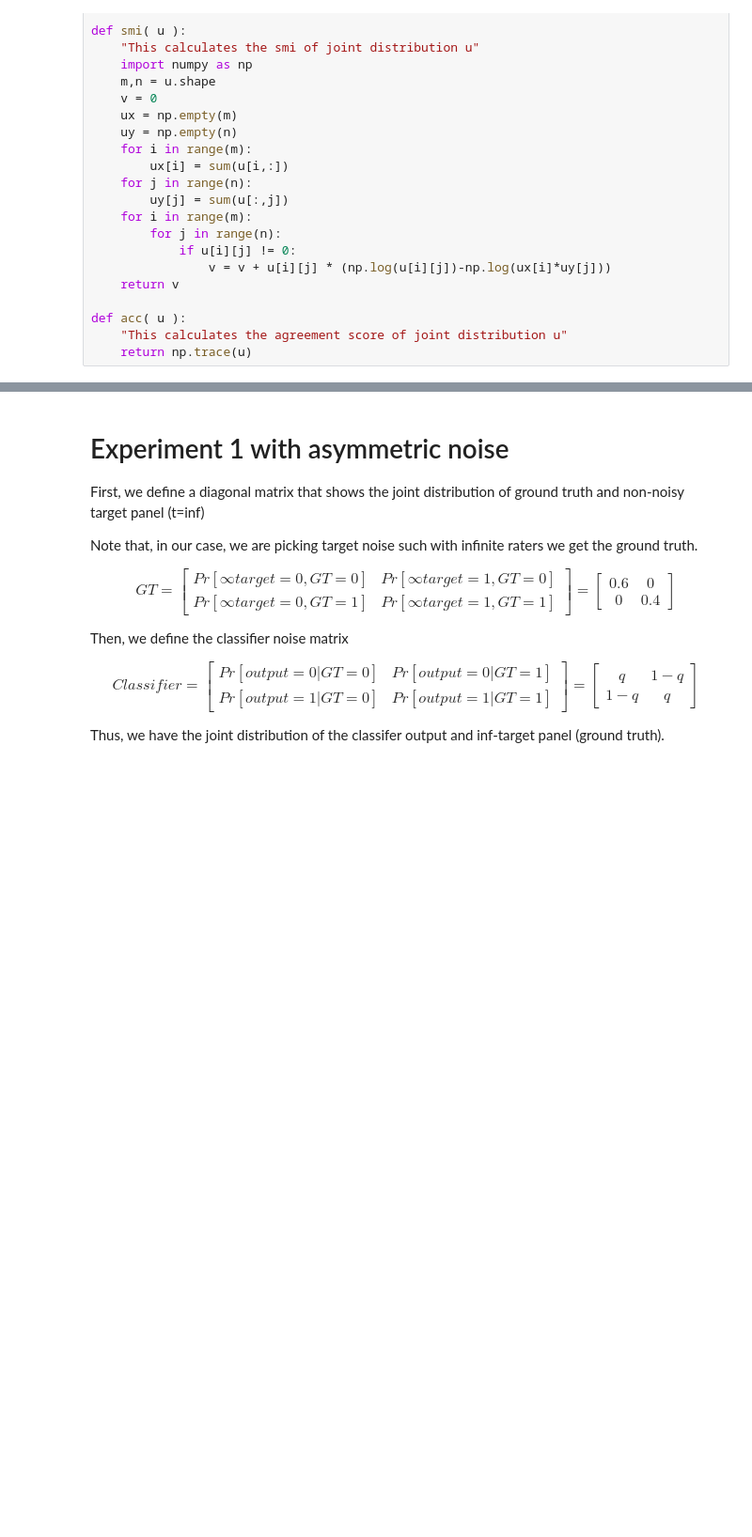
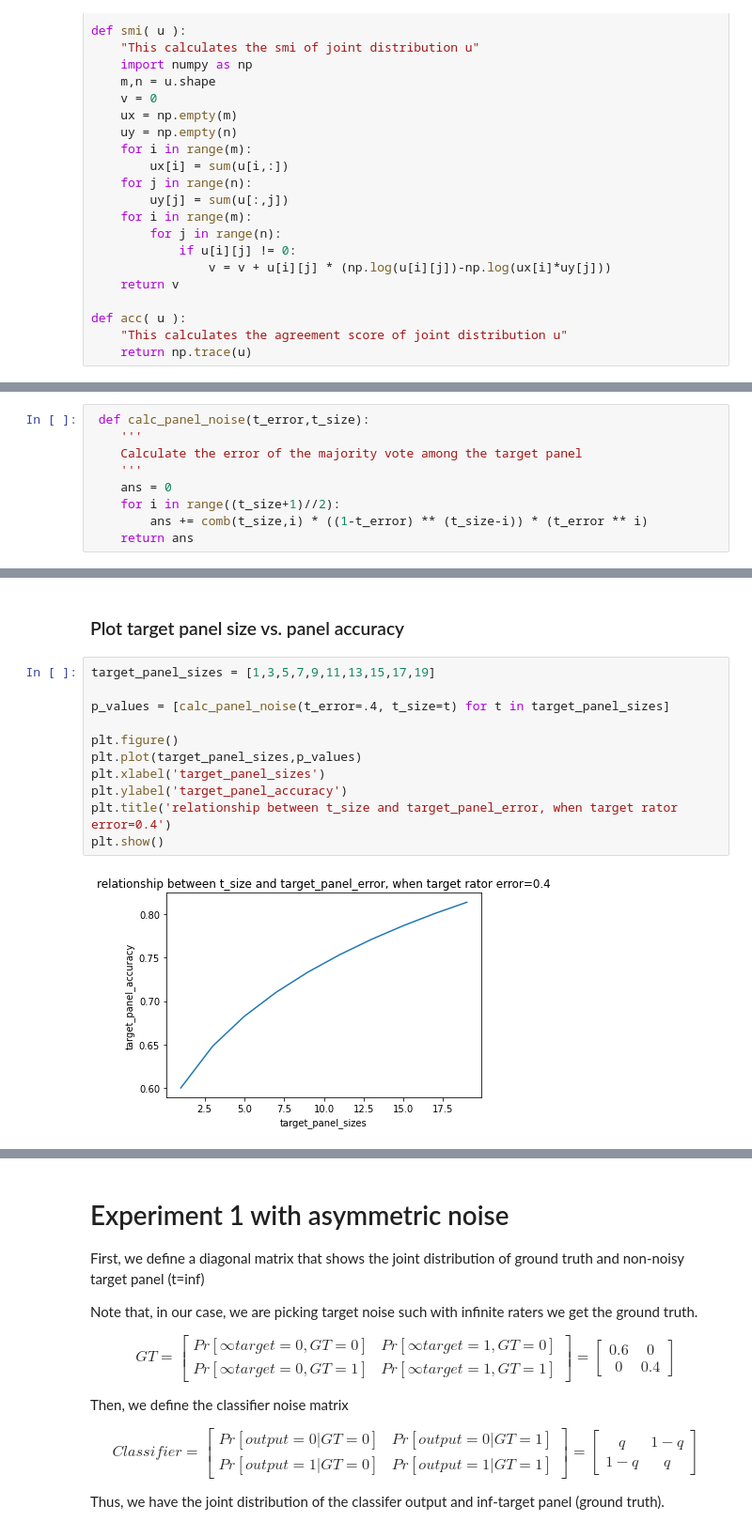
Before and after one commit to presnick/surveyequivalence, a Jupyter notebook: simulations/experiment_notebook.ipynb, the cells around one changed output, grey strips where cells are left out. Shown at 94% size. Drawn from its saved outputs; the diff is of its cells as text; blank space fills up the shorter version.

```diff
--- a/simulations/experiment_notebook.ipynb
+++ b/simulations/experiment_notebook.ipynb
@@ -330,0 +248,9 @@ Test for calc_p True
+# %%
+ def calc_panel_noise(t_error,t_size):
+    '''
+    Calculate the error of the majority vote among the target panel
+    '''
+    ans = 0
+    for i in range((t_size+1)//2):
+        ans += comb(t_size,i) * ((1-t_error) ** (t_size-i)) * (t_error ** i)
+    return ans
@@ -330,0 +269,15 @@ Test for calc_p True
+# %% [markdown]
+### Plot target panel size vs. panel accuracy
+# %%
+target_panel_sizes = [1,3,5,7,9,11,13,15,17,19]
+
+p_values = [calc_panel_noise(t_error=.4, t_size=t) for t in target_panel_sizes]
+
+plt.figure()
+plt.plot(target_panel_sizes,p_values)
+plt.xlabel('target_panel_sizes')
+plt.ylabel('target_panel_accuracy')
+plt.title('relationship between t_size and target_panel_error, when target rator error=0.4')
+plt.show()
+# %% [output]
+[figure, added]
```
Also changed, not shown: parts of 27 cells of this notebook.
